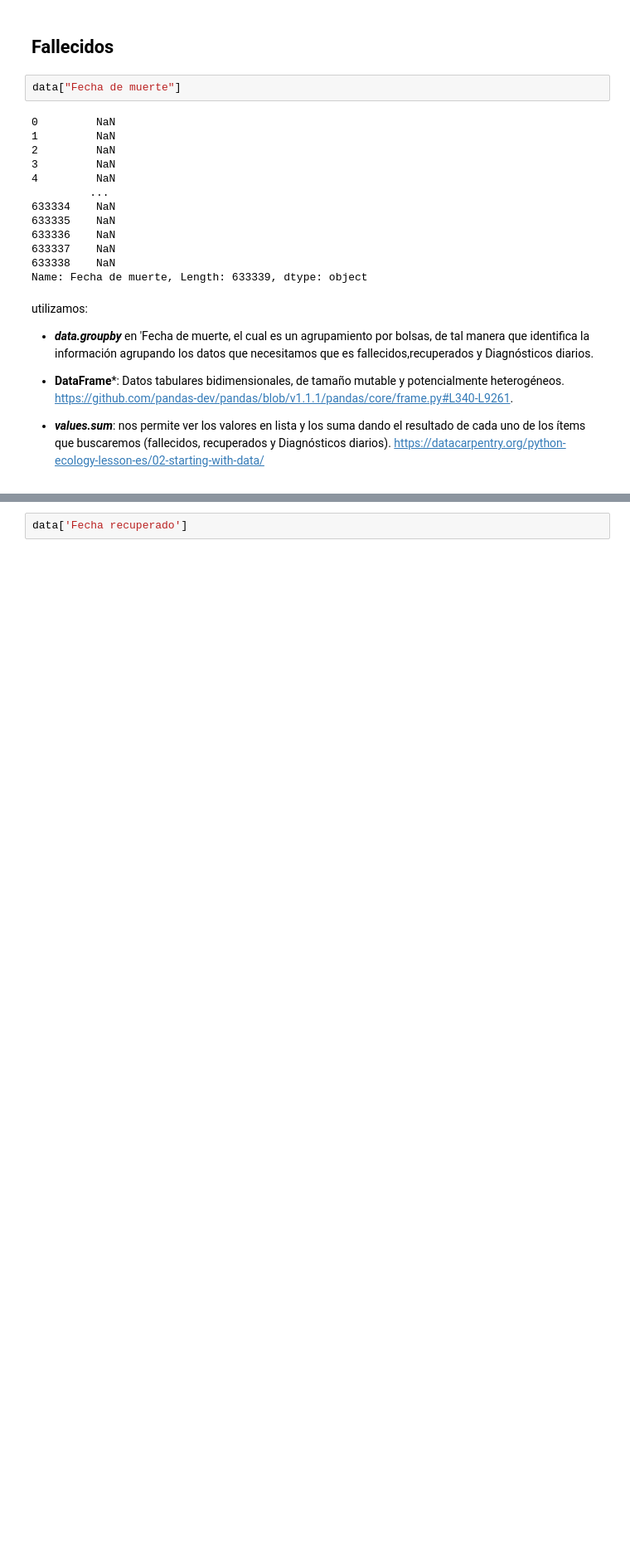
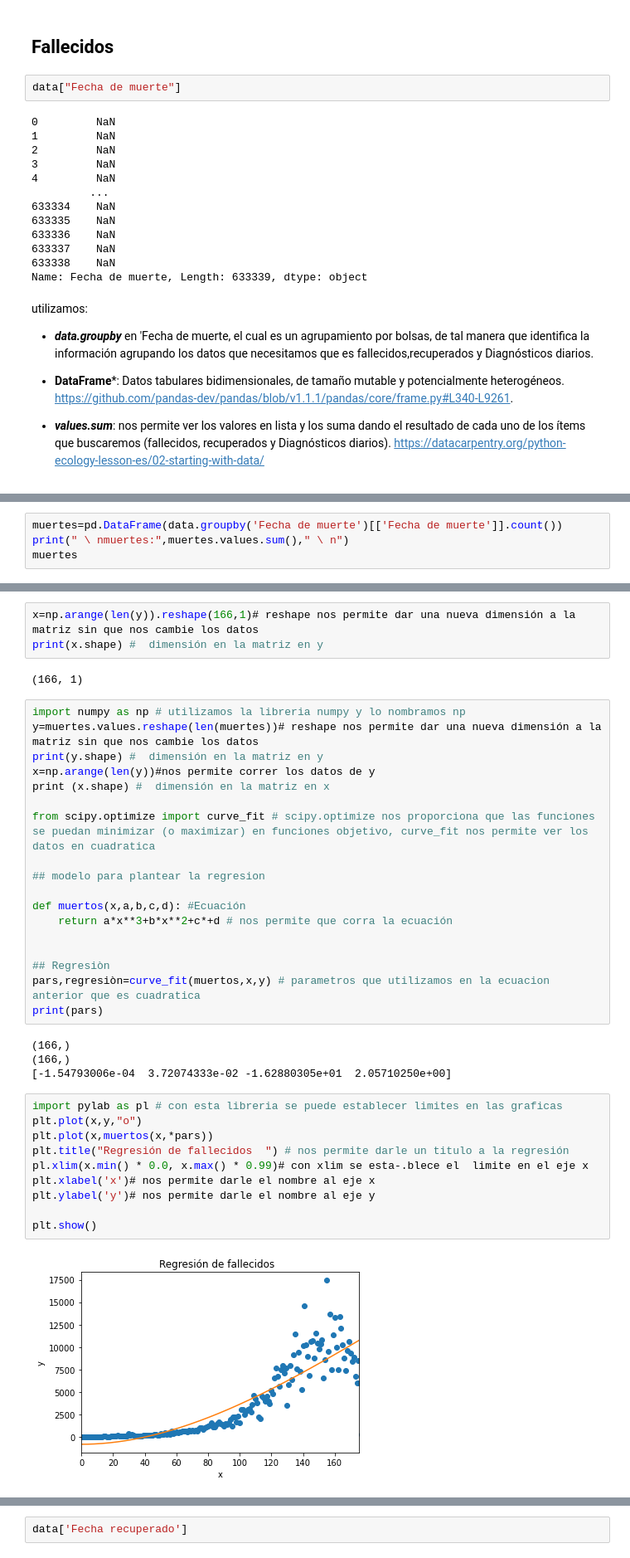
Before and after one commit to luisa0812/PARCIAL, a Jupyter notebook: PARCIAL1ERCORTE.ipynb, the cells around one changed output, grey strips where cells are left out. Shown at 83% size. Cells and saved outputs as stored; diff of their text form; blank space fills up the shorter version.

```diff
--- a/PARCIAL1ERCORTE.ipynb
+++ b/PARCIAL1ERCORTE.ipynb
@@ -392,0 +406,4 @@ muertes
+# %%
+muertes=pd.DataFrame(data.groupby('Fecha de muerte')[['Fecha de muerte']].count())
+print(" \ nmuertes:",muertes.values.sum()," \ n")
+muertes
@@ -419,0 +480,39 @@ utilizamos los mismos códigos que en la regresión de fallecidos.
+# %%
+x=np.arange(len(y)).reshape(166,1)# reshape nos permite dar una nueva dimensión a la matriz sin que nos cambie los datos
+print(x.shape) #  dimensión en la matriz en y
+# %% [output]
+(166, 1)
+# %%
+import numpy as np # utilizamos la libreria numpy y lo nombramos np
+y=muertes.values.reshape(len(muertes))# reshape nos permite dar una nueva dimensión a la matriz sin que nos cambie los datos
+print(y.shape) #  dimensión en la matriz en y
+x=np.arange(len(y))#nos permite correr los datos de y
+print (x.shape) #  dimensión en la matriz en x
+
+from scipy.optimize import curve_fit # scipy.optimize nos proporciona que las funciones se puedan minimizar (o maximizar) en funciones objetivo, curve_fit nos permite ver los datos en cuadratica
+
+## modelo para plantear la regresion
+
+def muertos(x,a,b,c,d): #Ecuación
+    return a*x**3+b*x**2+c*+d # nos permite que corra la ecuación
+
+
+## Regresiòn
+pars,regresiòn=curve_fit(muertos,x,y) # parametros que utilizamos en la ecuacion anterior que es cuadratica
+print(pars)
+# %% [output]
+(166,)
+(166,)
+[-1.54793006e-04  3.72074333e-02 -1.62880305e+01  2.05710250e+00]
+# %%
+import pylab as pl # con esta libreria se puede establecer limites en las graficas
+plt.plot(x,y,"o")
+plt.plot(x,muertos(x,*pars))
+plt.title("Regresión de fallecidos  ") # nos permite darle un titulo a la regresión
+pl.xlim(x.min() * 0.0, x.max() * 0.99)# con xlim se esta-.blece el  limite en el eje x
+plt.xlabel('x')# nos permite darle el nombre al eje x
+plt.ylabel('y')# nos permite darle el nombre al eje y
+
+plt.show()
+# %% [output]
+[figure, added]
```
Also changed, not shown: parts of 45 cells of this notebook.
